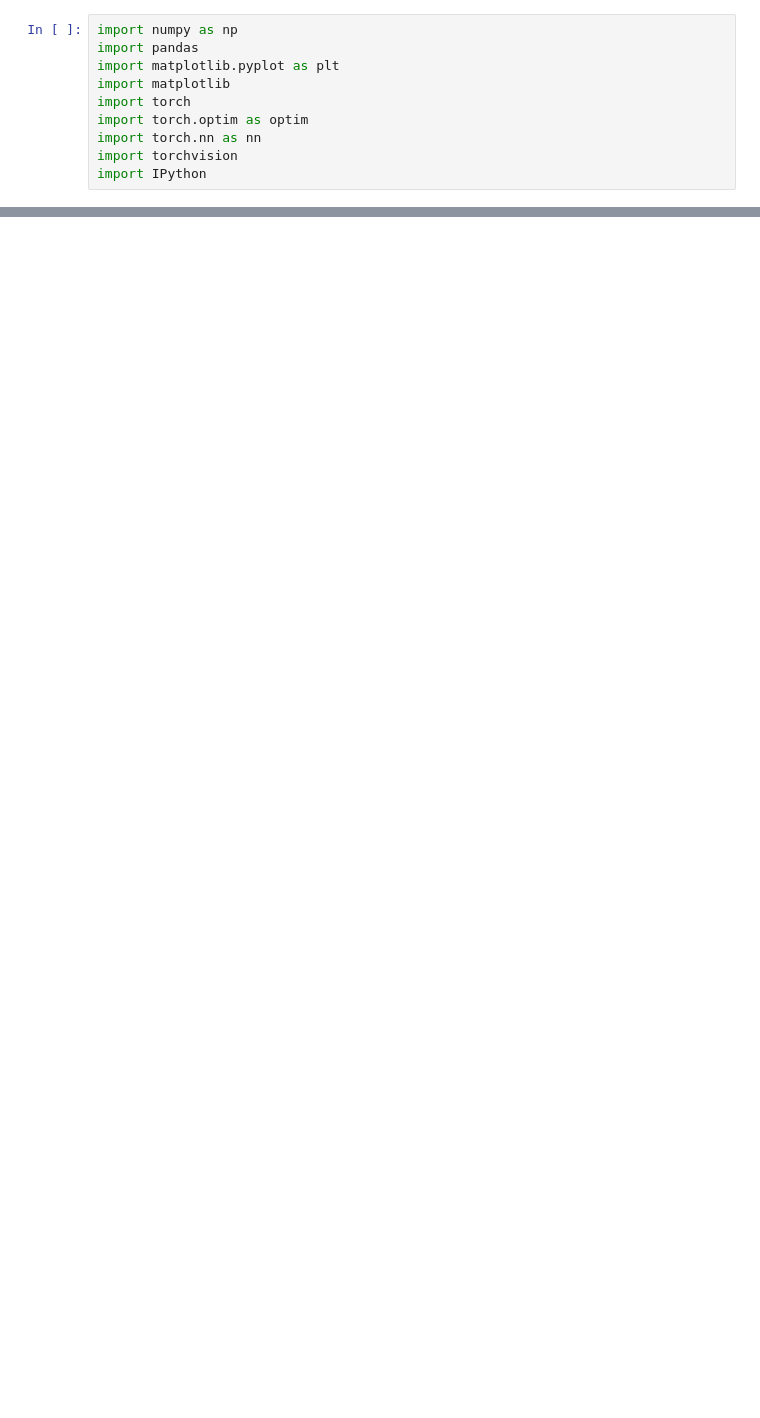
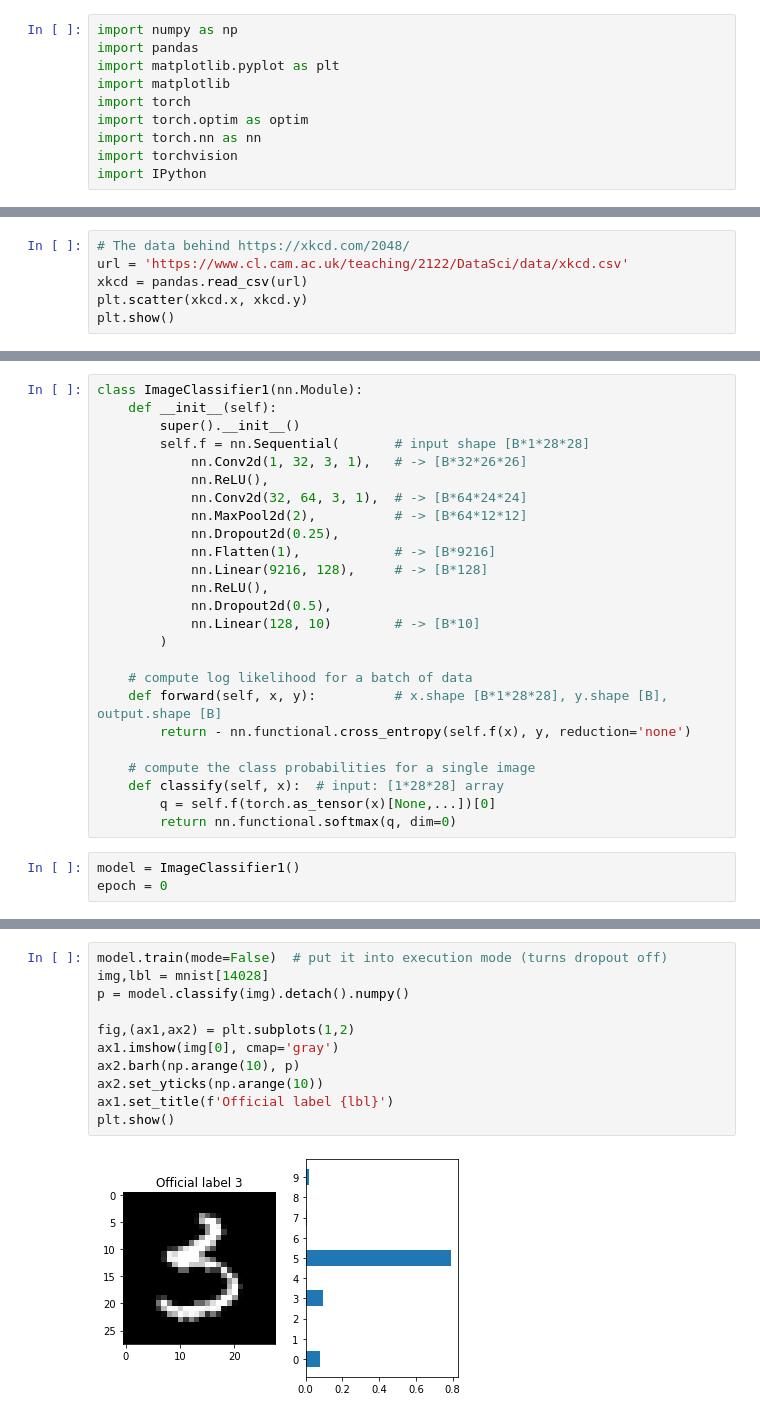
Before and after one commit to damonjw/datasci, a Jupyter notebook: nn.ipynb, the cells around one changed output, grey strips where cells are left out. Drawn from its saved outputs; the diff is of its cells as text; blank space fills up the shorter version.

```diff
--- a/nn.ipynb
+++ b/nn.ipynb
@@ -578,0 +50,6 @@ plt.show()
+# %%
+# The data behind https://xkcd.com/2048/
+url = 'https://www.cl.cam.ac.uk/teaching/2122/DataSci/data/xkcd.csv'
+xkcd = pandas.read_csv(url)
+plt.scatter(xkcd.x, xkcd.y)
+plt.show()
@@ -578,0 +241,28 @@ plt.show()
+# %%
+class ImageClassifier1(nn.Module):
+    def __init__(self):
+        super().__init__()
+        self.f = nn.Sequential(       # input shape [B*1*28*28]
+            nn.Conv2d(1, 32, 3, 1),   # -> [B*32*26*26]
+            nn.ReLU(),
+            nn.Conv2d(32, 64, 3, 1),  # -> [B*64*24*24]
+            nn.MaxPool2d(2),          # -> [B*64*12*12]
+            nn.Dropout2d(0.25),
+            nn.Flatten(1),            # -> [B*9216]
+            nn.Linear(9216, 128),     # -> [B*128]
+            nn.ReLU(),
+            nn.Dropout2d(0.5),
+            nn.Linear(128, 10)        # -> [B*10]
+        )
+
+    # compute log likelihood for a batch of data
+    def forward(self, x, y):          # x.shape [B*1*28*28], y.shape [B], output.shape [B]
+        return - nn.functional.cross_entropy(self.f(x), y, reduction='none')
+
+    # compute the class probabilities for a single image
+    def classify(self, x):  # input: [1*28*28] array
+        q = self.f(torch.as_tensor(x)[None,...])[0]
+        return nn.functional.softmax(q, dim=0)
+# %%
+model = ImageClassifier1()
+epoch = 0
@@ -578,0 +289,13 @@ plt.show()
+# %%
+model.train(mode=False)  # put it into execution mode (turns dropout off)
+img,lbl = mnist[14028]
+p = model.classify(img).detach().numpy()
+
+fig,(ax1,ax2) = plt.subplots(1,2)
+ax1.imshow(img[0], cmap='gray')
+ax2.barh(np.arange(10), p)
+ax2.set_yticks(np.arange(10))
+ax1.set_title(f'Official label {lbl}')
+plt.show()
+# %% [output]
+[figure, added]
```
Also changed, not shown: parts of 58 cells of this notebook.
